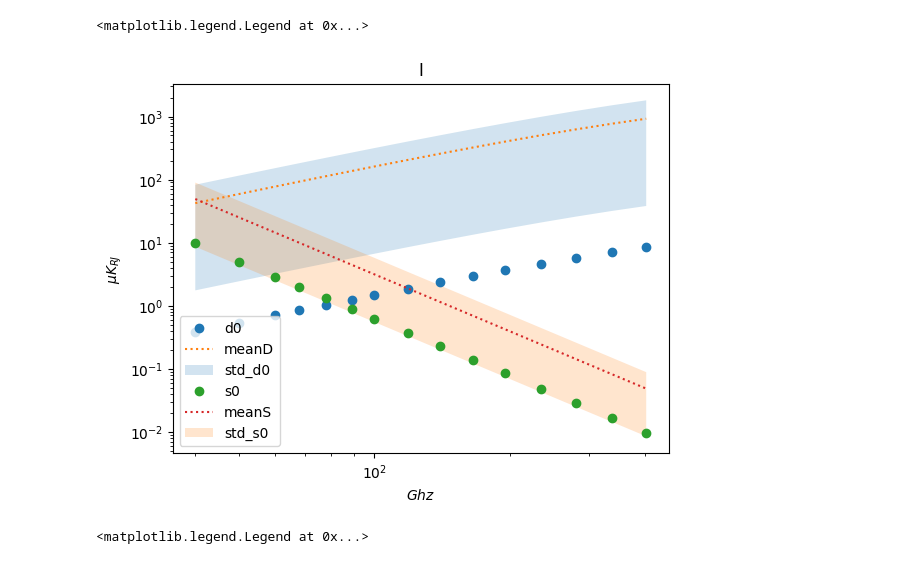
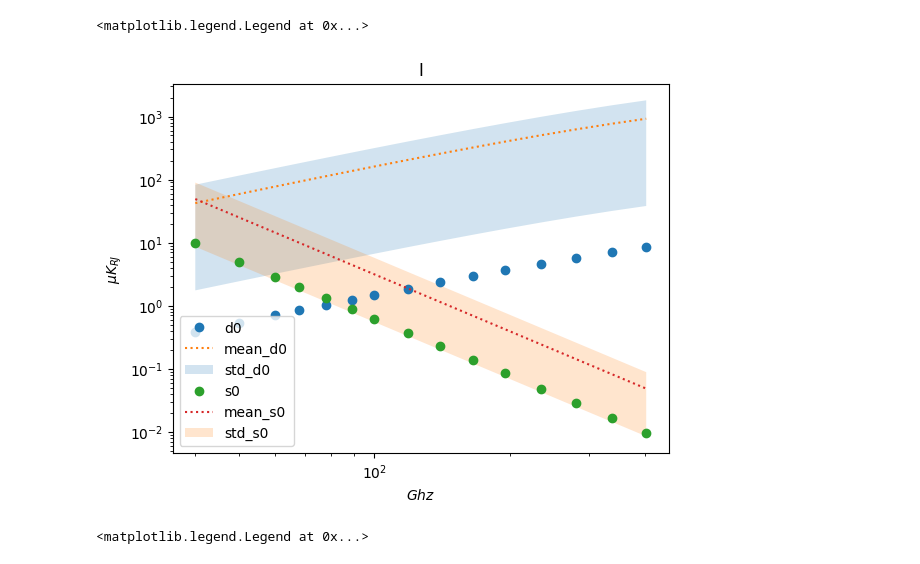
Before and after one commit to AlicePirotta/APC, a Jupyter notebook: d0,s0.ipynb, the cells around one changed output. Cells and saved outputs as stored; diff of their text form; code cells hidden in the pictures.

```diff
--- a/d0,s0.ipynb
+++ b/d0,s0.ipynb
@@ -41,18 +33,27 @@ err_S_arr=np.asarray(err_S)
+# %%
+allpixel_D,err_D=np.array(allpixel(frequencies,Stokes=0,sky=Sky_D))
+allpixel_S,err_S=np.array(allpixel(frequencies,Stokes=0,sky=Sky_S))
+
+allpixel_Q_D,err_Q_D=np.array(allpixel(frequencies,Stokes=1,sky=Sky_D))
+allpixel_Q_S,err_Q_S=np.array(allpixel(frequencies,Stokes=1,sky=Sky_S))
+
+allpixel_U_D,err_U_D=np.array(allpixel(frequencies,Stokes=2,sky=Sky_D))
+allpixel_U_S,err_U_S=np.array(allpixel(frequencies,Stokes=2,sky=Sky_S))
 # %%
 plt.plot(frequencies,I_D,'o',label="d0")
-plt.plot(frequencies,allpixel_D,':',label="meanD")
-plt.fill_between(frequencies,allpixel_D_arr+err_D_arr, allpixel_D_arr-err_D_arr, alpha=0.2, label="std_d0")
+plt.plot(frequencies,allpixel_D,':',label="mean_d0")
+plt.fill_between(frequencies,allpixel_D+err_D, allpixel_D-err_D, alpha=0.2, label="std_d0")
 plt.plot(frequencies,I_S,'o',label="s0")
-plt.plot(frequencies,allpixel_S,':',label="meanS")
-plt.fill_between(frequencies, allpixel_S_arr+err_S_arr, allpixel_S_arr-err_S_arr, alpha=0.2, label="std_s0")
+plt.plot(frequencies,allpixel_S,':',label="mean_s0")
+plt.fill_between(frequencies, allpixel_S+err_S, allpixel_S-err_S, alpha=0.2, label="std_s0")
 
 
 plt.title("I")
 plt.yscale('log')
 plt.xscale('log')
 plt.xlabel(r'$Ghz$')
 plt.ylabel(r'$\mu$$K_{RJ}$')
 plt.legend()
 # %% [output]
 <matplotlib.legend.Legend at 0x...>
-[figure, old version]
+[figure, new version]
```
Also changed, not shown: parts of 19 cells of this notebook, 1 other file.
